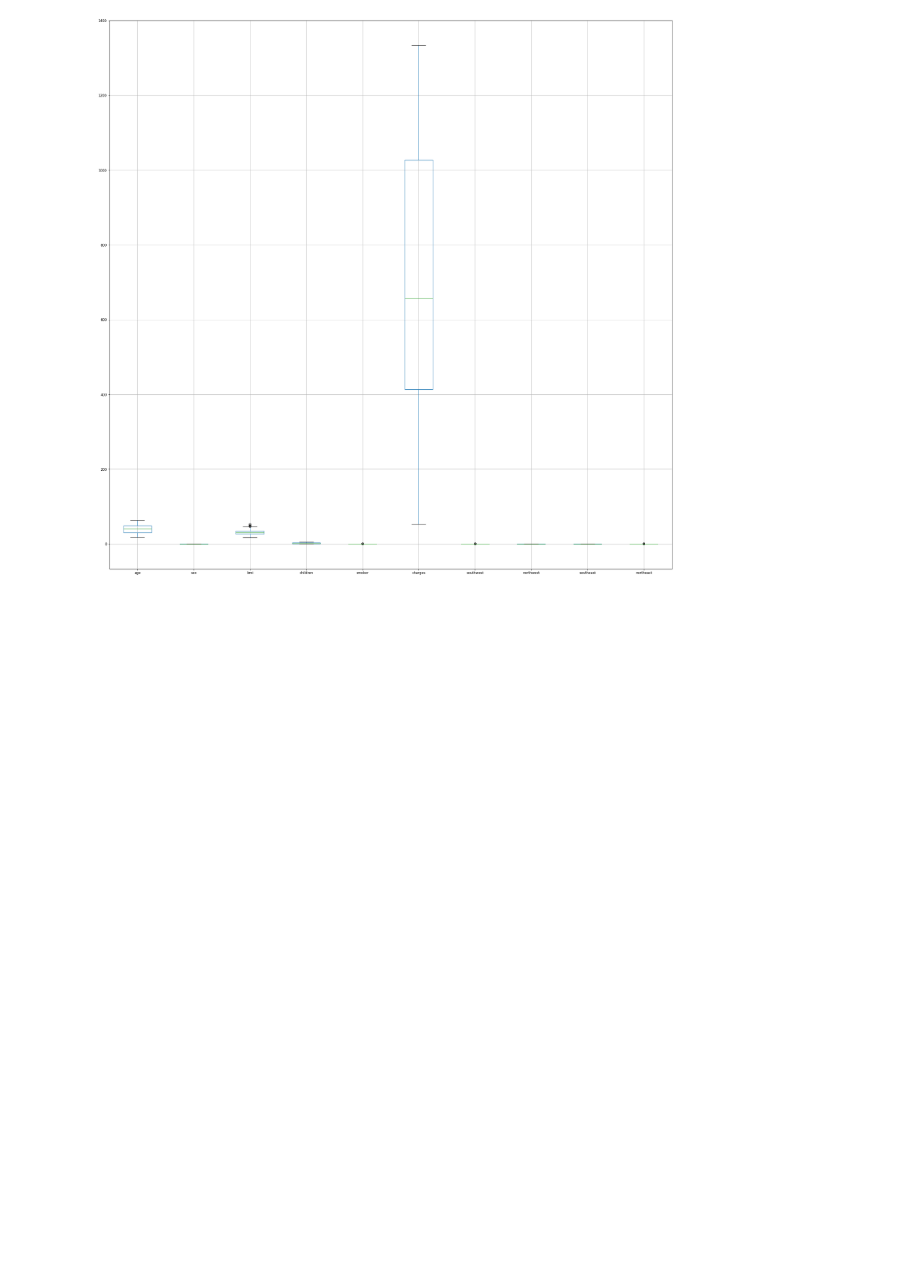
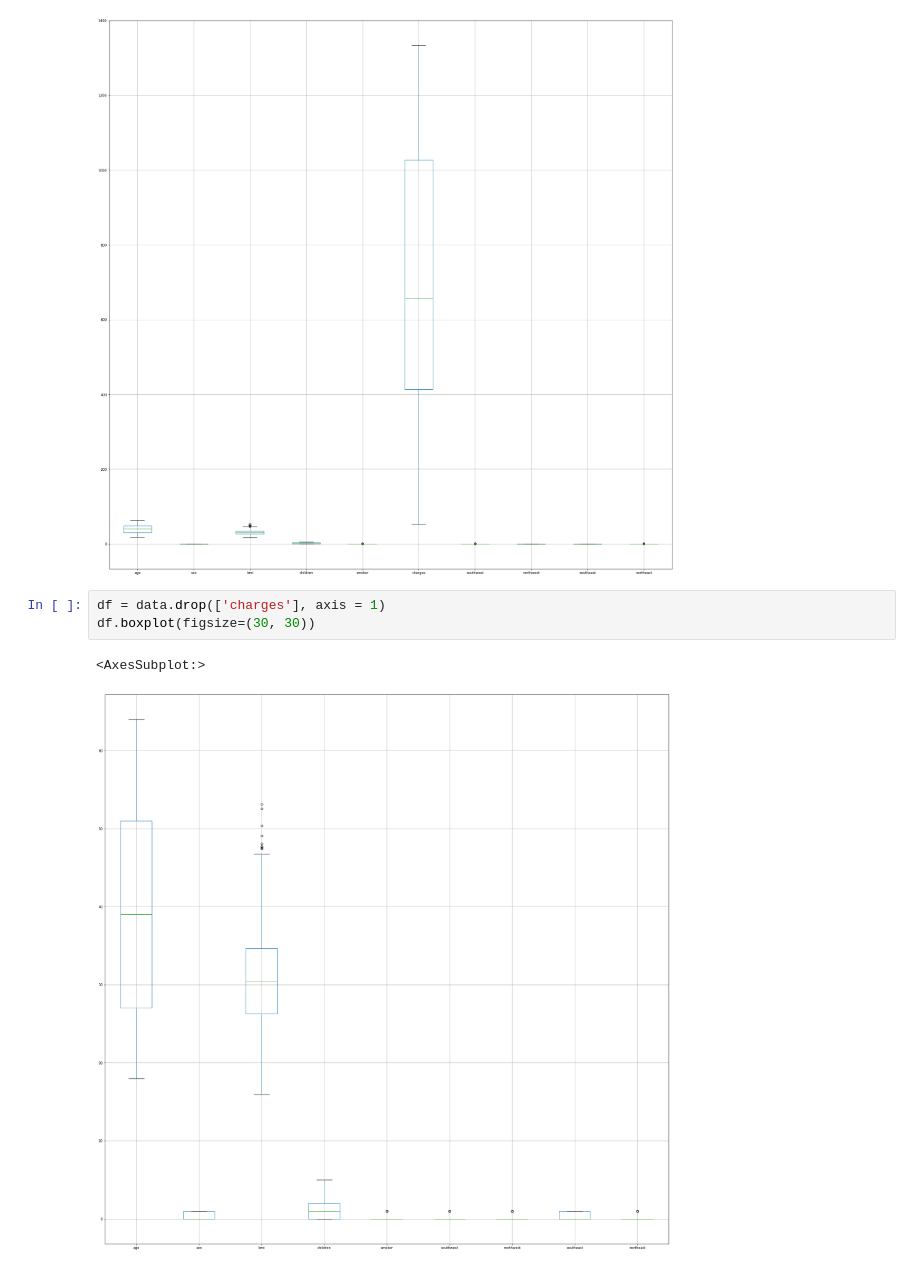
Before and after one commit to alenosal/MOW, a Jupyter notebook: MOW-II-Medical-Cost-Personal-Datasets.ipynb, the cells around one changed output. Drawn from its saved outputs; the diff is of its cells as text; blank space fills up the shorter version.

```diff
--- a/MOW-II-Medical-Cost-Personal-Datasets.ipynb
+++ b/MOW-II-Medical-Cost-Personal-Datasets.ipynb
@@ -134,3 +144,9 @@ data_prep.boxplot(figsize=(30, 30))
 # %% [output]
 <AxesSubplot:>
 [figure]
+# %%
+df = data.drop(['charges'], axis = 1)
+df.boxplot(figsize=(30, 30))
+# %% [output]
+<AxesSubplot:>
+[figure, added]
```
Also changed, not shown: parts of 6 cells of this notebook.
